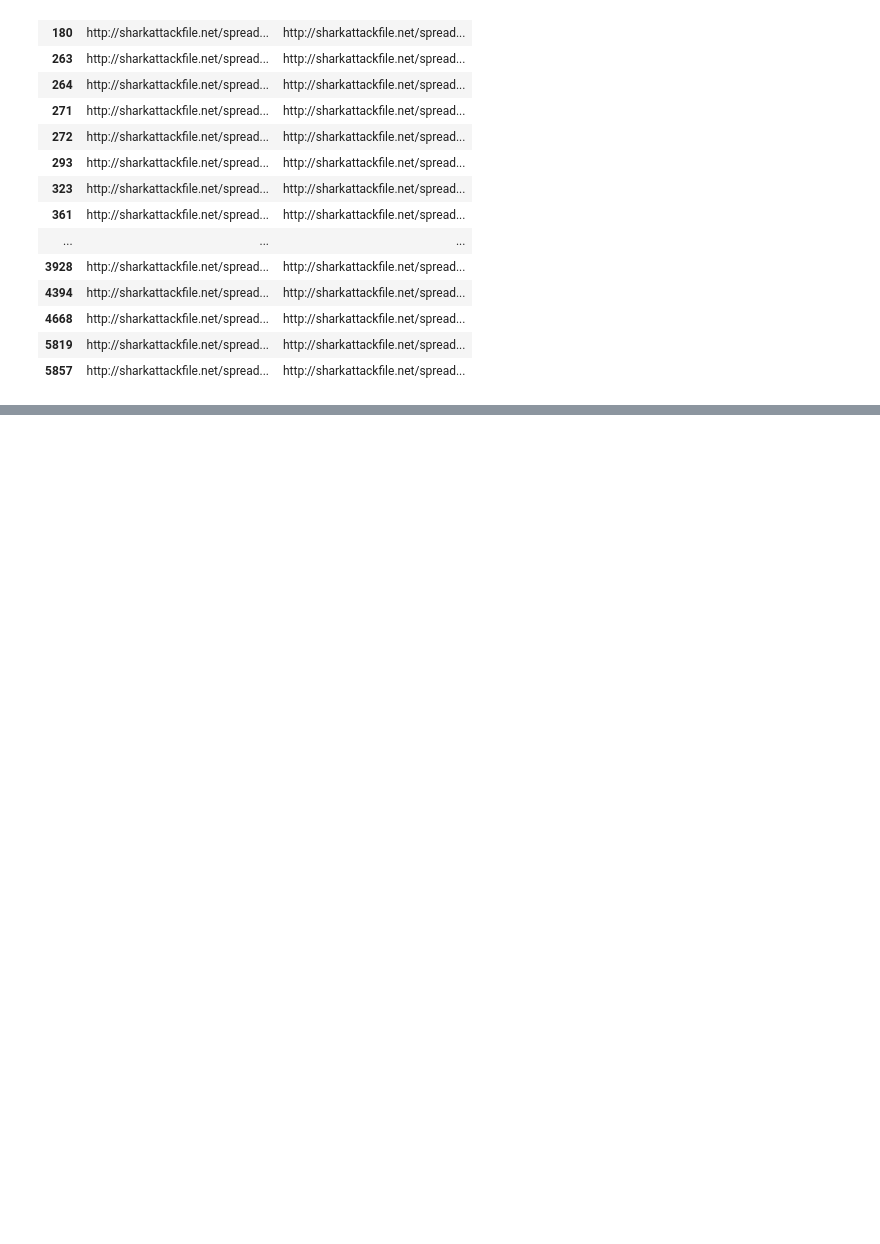
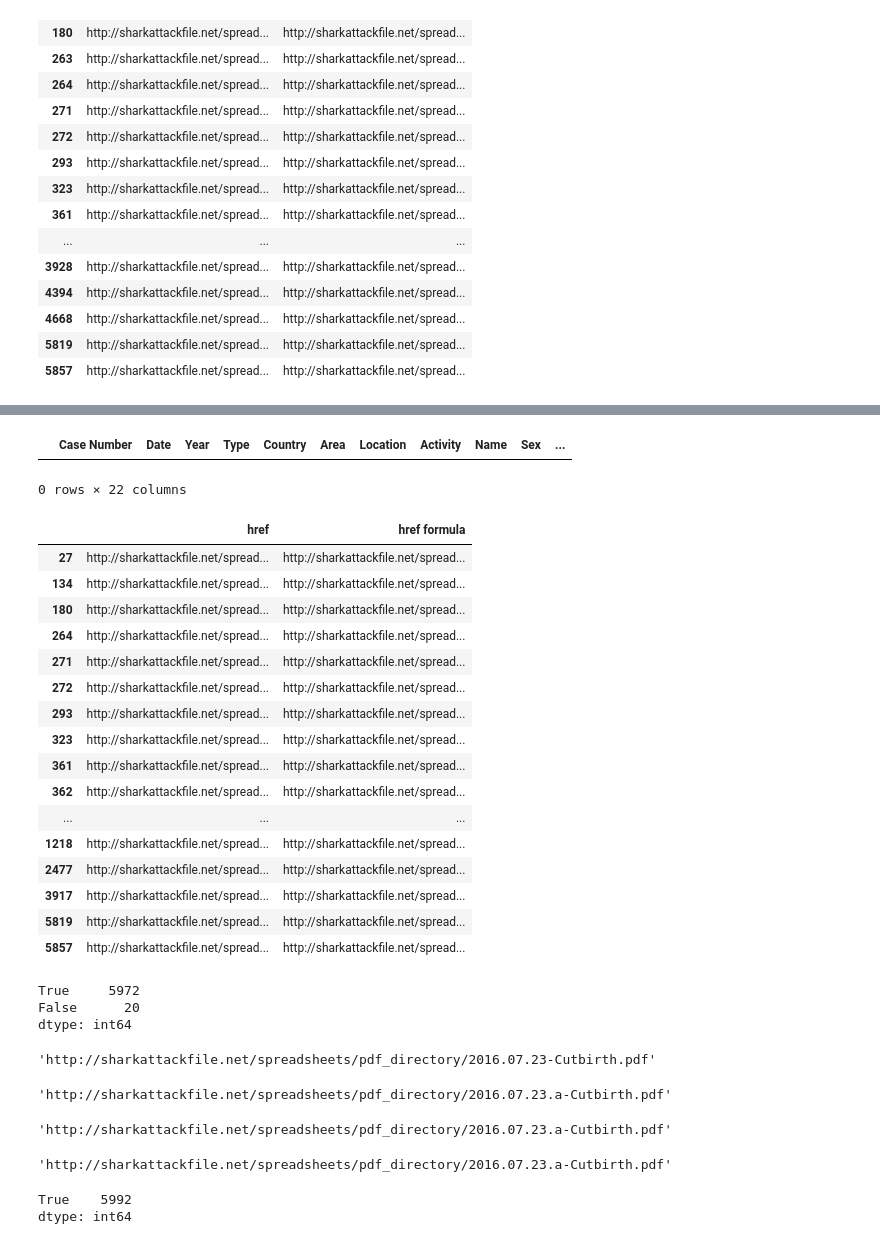
Before and after one commit to GerardDD/PR02-project-pandas, a Jupyter notebook: data/Project-02.ipynb, the cells around one changed output, grey strips where cells are left out. Saved outputs shown, nothing was run; the diff lists cells and outputs as text; code cells hidden in the pictures; blank space fills up the shorter version.

```diff
--- a/data/Project-02.ipynb
+++ b/data/Project-02.ipynb
@@ -284,0 +364,42 @@ dtype: int64
+# %%
+# comprobamos que todo está OK
+shark_df[shark_df['href'].str.endswith('pdf') != True]
+# %% [output]
+|  | Case Number | Date | Year | Type | Country | Area | Location | Activity | Name | Sex | ... |
+0 rows × 22 columns
+# %%
+# seguimos revisando diferencias
+shark_df[shark_df['href formula'] != shark_df['href']].loc[:,['href','href formula']]
+# %% [output]
+|  | href | href formula |
+| 27 | http://sharkattackfile.net/spread... | http://sharkattackfile.net/spread... |
+| 134 | http://sharkattackfile.net/spread... | http://sharkattackfile.net/spread... |
+| 180 | http://sharkattackfile.net/spread... | http://sharkattackfile.net/spread... |
+| 264 | http://sharkattackfile.net/spread... | http://sharkattackfile.net/spread... |
+| 271 | http://sharkattackfile.net/spread... | http://sharkattackfile.net/spread... |
+| 272 | http://sharkattackfile.net/spread... | http://sharkattackfile.net/spread... |
+| 293 | http://sharkattackfile.net/spread... | http://sharkattackfile.net/spread... |
+| 323 | http://sharkattackfile.net/spread... | http://sharkattackfile.net/spread... |
+| 361 | http://sharkattackfile.net/spread... | http://sharkattackfile.net/spread... |
+| 362 | http://sharkattackfile.net/spread... | http://sharkattackfile.net/spread... |
+| ... | ... | ... |
+| 1218 | http://sharkattackfile.net/spread... | http://sharkattackfile.net/spread... |
+| 2477 | http://sharkattackfile.net/spread... | http://sharkattackfile.net/spread... |
+| 3917 | http://sharkattackfile.net/spread... | http://sharkattackfile.net/spread... |
+| 5819 | http://sharkattackfile.net/spread... | http://sharkattackfile.net/spread... |
+| 5857 | http://sharkattackfile.net/spread... | http://sharkattackfile.net/spread... |
+# %%
+# quedan 20 valores a revisar
+(shark_df['href formula'] == shark_df['href']).value_counts()
+# %% [output]
+True     5972
+False      20
+dtype: int64
+# %%
+shark_df.loc[27,'href']
+# %% [output]
+'http://sharkattackfile.net/spreadsheets/pdf_directory/2016.07.23-Cutbirth.pdf'
+# %%
+shark_df.loc[27,'href formula']
+# %% [output]
+'http://sharkattackfile.net/spreadsheets/pdf_directory/2016.07.23.a-Cutbirth.pdf'
@@ -284,0 +414,14 @@ dtype: int64
+# %%
+shark_df.loc[27,'href']
+# %% [output]
+'http://sharkattackfile.net/spreadsheets/pdf_directory/2016.07.23.a-Cutbirth.pdf'
+# %%
+shark_df.loc[27,'href formula']
+# %% [output]
+'http://sharkattackfile.net/spreadsheets/pdf_directory/2016.07.23.a-Cutbirth.pdf'
+# %%
+# comprobamos que queda por revisar
+(shark_df['href formula'] == shark_df['href']).value_counts()
+# %% [output]
+True    5992
+dtype: int64
```
Also changed, not shown: parts of 40 cells of this notebook.
